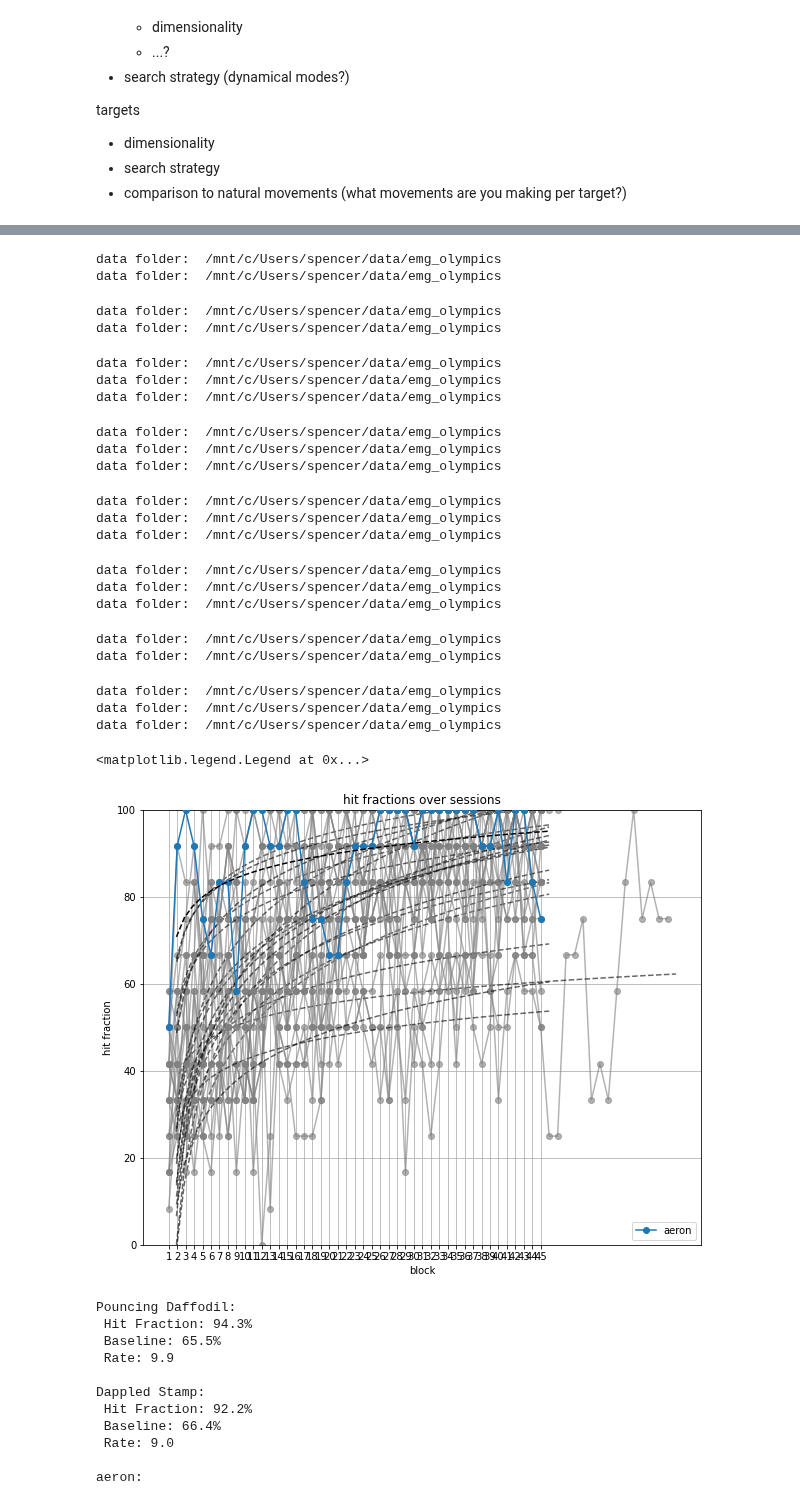
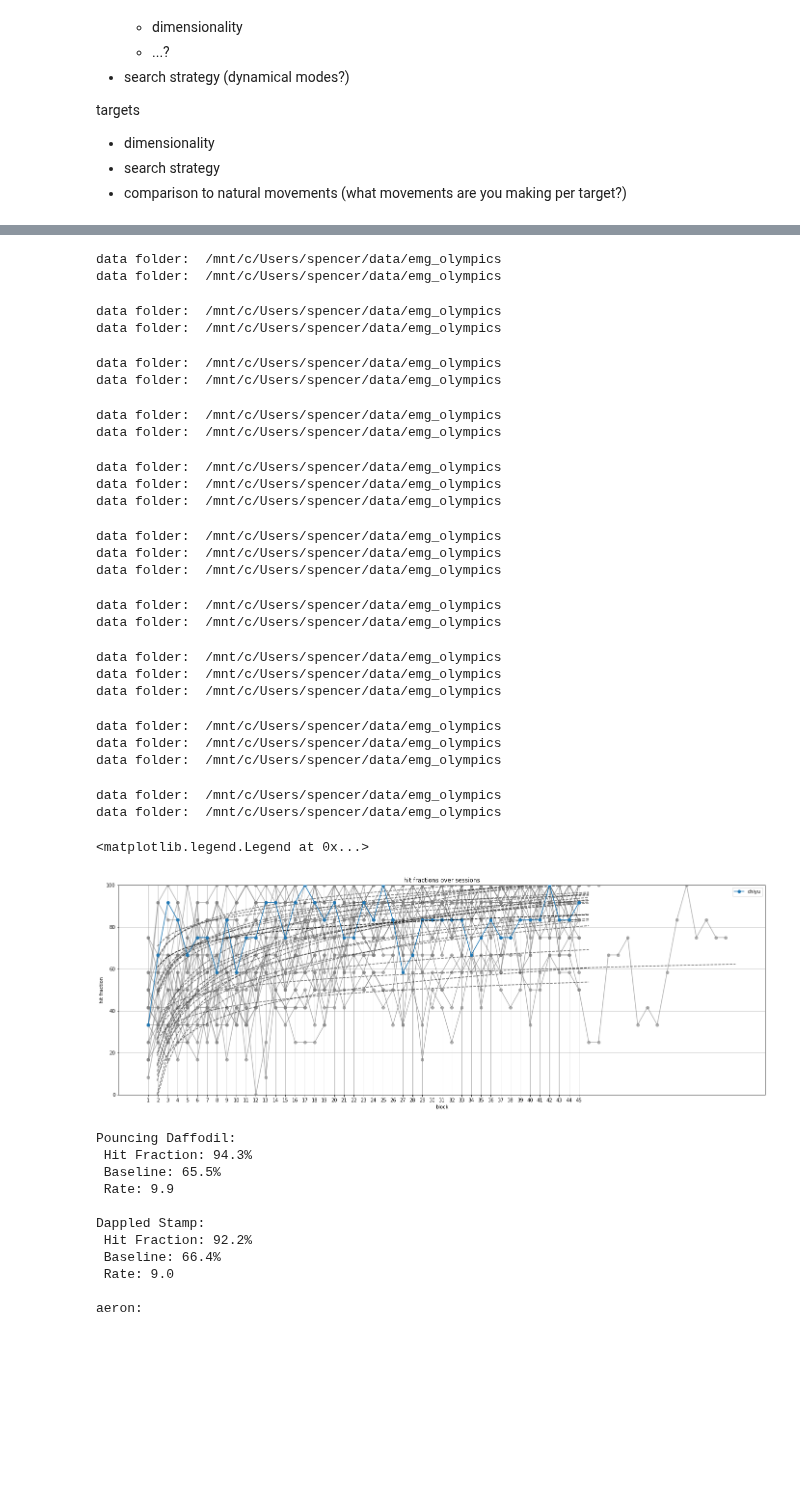
Before and after one commit to spewil/kyberphysics, a Jupyter notebook: notebooks/hit_fraction.ipynb, the cells around one changed output, grey strips where cells are left out. Drawn from its saved outputs; the diff is of its cells as text; code cells hidden in the pictures; blank space fills up the shorter version.

```diff
--- a/notebooks/hit_fraction.ipynb
+++ b/notebooks/hit_fraction.ipynb
@@ -104,7 +104,9 @@ aliases = {
     "andy":"Striped Bottle",
     "peterg":"Scented Shovel",
     "emmett":"Serious Rainbow",
-    "aeron":"aeron"
+    "aeron":"aeron",
+    "jai":"jai",
+    "chiyu":"chiyu"
 }
 
 print(f"num subjects: {len(subjects)}:")
@@ -134,8 +136,8 @@ zane AKA Jubilant Butterfly
 # %%
 stats = []
 hf=[]
-fig, ax = plt.subplots(1,1,figsize=(10,8))
-subjects_to_plot = ["aeron"]
+fig, ax = plt.subplots(1,1,figsize=(24,8))
+subjects_to_plot = ["chiyu"]
 for subject in subjects:
     hits, misses, noholds, num_sessions = get_outcomes(experiment, subject)
     fractions = [h*(100/12) for h in hits]
@@ -152,37 +154,40 @@ for subject in subjects:
         ax.plot(fractions , "-o", color="gray", alpha=0.6)
         plt.plot(x, log(x, *popt), 'k--', alpha=0.6)
 ax.set_xlabel("block")
 ax.set_ylabel("hit fraction")
 ax.set_title("hit fractions over sessions")
 ax.set_ylim([0,100])
 ax.set_xticks(range(num_sessions))
 ax.set_xticklabels(range(1,num_sessions+1))
 ax.grid()
 ax.legend()
 # %% [output]
 data folder:  /mnt/c/Users/spencer/data/emg_olympics
 data folder:  /mnt/c/Users/spencer/data/emg_olympics
 data folder:  /mnt/c/Users/spencer/data/emg_olympics
 data folder:  /mnt/c/Users/spencer/data/emg_olympics
 data folder:  /mnt/c/Users/spencer/data/emg_olympics
 data folder:  /mnt/c/Users/spencer/data/emg_olympics
-data folder:  /mnt/c/Users/spencer/data/emg_olympics
 data folder:  /mnt/c/Users/spencer/data/emg_olympics
 data folder:  /mnt/c/Users/spencer/data/emg_olympics
-data folder:  /mnt/c/Users/spencer/data/emg_olympics
 data folder:  /mnt/c/Users/spencer/data/emg_olympics
 data folder:  /mnt/c/Users/spencer/data/emg_olympics
 data folder:  /mnt/c/Users/spencer/data/emg_olympics
 data folder:  /mnt/c/Users/spencer/data/emg_olympics
 data folder:  /mnt/c/Users/spencer/data/emg_olympics
 data folder:  /mnt/c/Users/spencer/data/emg_olympics
 data folder:  /mnt/c/Users/spencer/data/emg_olympics
 data folder:  /mnt/c/Users/spencer/data/emg_olympics
 data folder:  /mnt/c/Users/spencer/data/emg_olympics
 data folder:  /mnt/c/Users/spencer/data/emg_olympics
 data folder:  /mnt/c/Users/spencer/data/emg_olympics
-<matplotlib.legend.Legend at 0x...>
+data folder:  /mnt/c/Users/spencer/data/emg_olympics
+data folder:  /mnt/c/Users/spencer/data/emg_olympics
+data folder:  /mnt/c/Users/spencer/data/emg_olympics
+data folder:  /mnt/c/Users/spencer/data/emg_olympics
+data folder:  /mnt/c/Users/spencer/data/emg_olympics
+<matplotlib.legend.Legend at 0x...>
-[figure, old version]
+[figure, new version]
 # %%
 for i in np.argsort(hf)[::-1]:
     print(stats[i])
```
Also changed, not shown: parts of 1 cell of this notebook, 20 other files.
